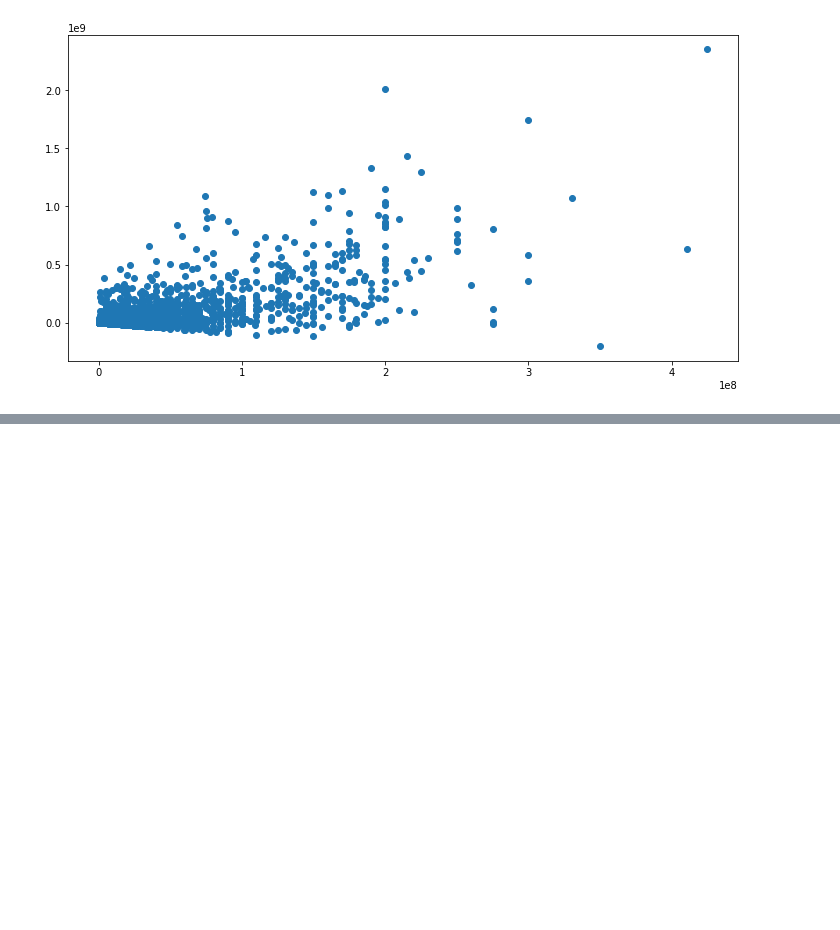
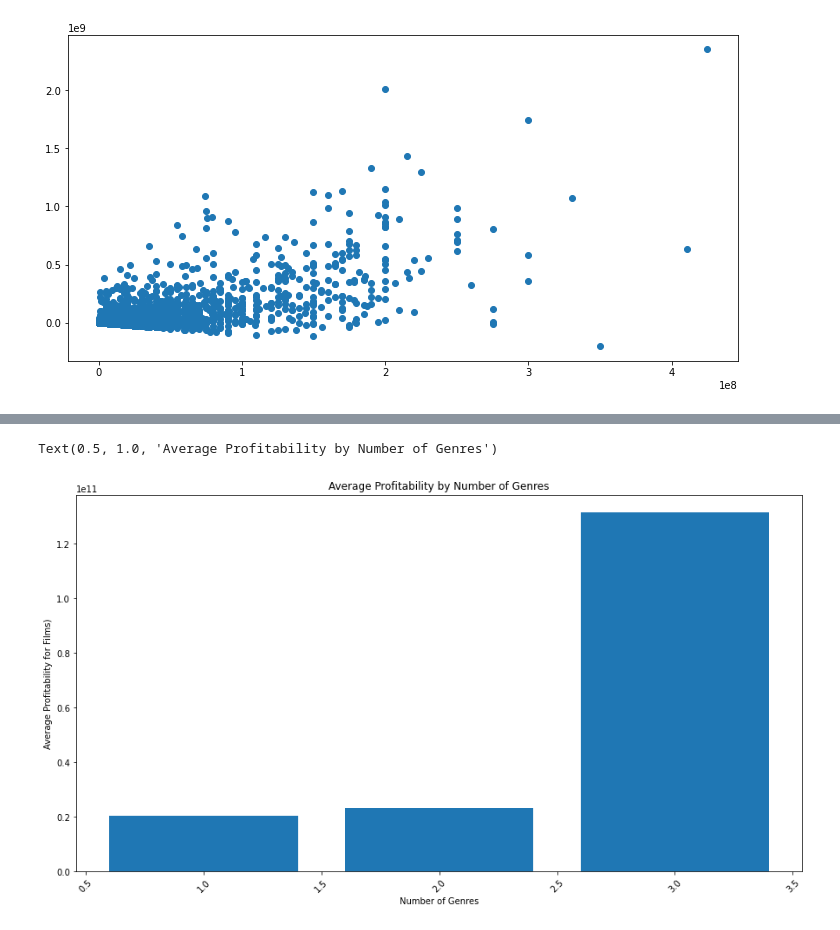
Before and after one commit to learn-co-curriculum/dsc-phase-1-project-v2-4, a Jupyter notebook: jeffsploration.ipynb, the cells around one changed output, grey strips where cells are left out. Drawn from its saved outputs; the diff is of its cells as text; code cells hidden in the pictures; blank space fills up the shorter version.

```diff
--- a/jeffsploration.ipynb
+++ b/jeffsploration.ipynb
@@ -415,0 +525,3 @@ ax.scatter(x,y)
+# %%
+merged_df['number_of_genres'] = merged_df.genres.str.len()
+merged_df
@@ -415,0 +550,14 @@ ax.scatter(x,y)
+# %%
+chart_data = merged_df.groupby('number_of_genres').sum()
+
+x = chart_data.index
+y = chart_data['Profitability']
+fig,ax=plt.subplots(figsize=(15,8))
+plt.xticks(rotation = 45)
+ax.bar(x,y)
+ax.set_xlabel('Number of Genres')
+ax.set_ylabel('Average Profitability for Films)')
+ax.set_title('Average Profitability by Number of Genres')
+# %% [output]
+Text(0.5, 1.0, 'Average Profitability by Number of Genres')
+[figure, added]
```
Also changed, not shown: parts of 16 cells of this notebook, 1 other file.
